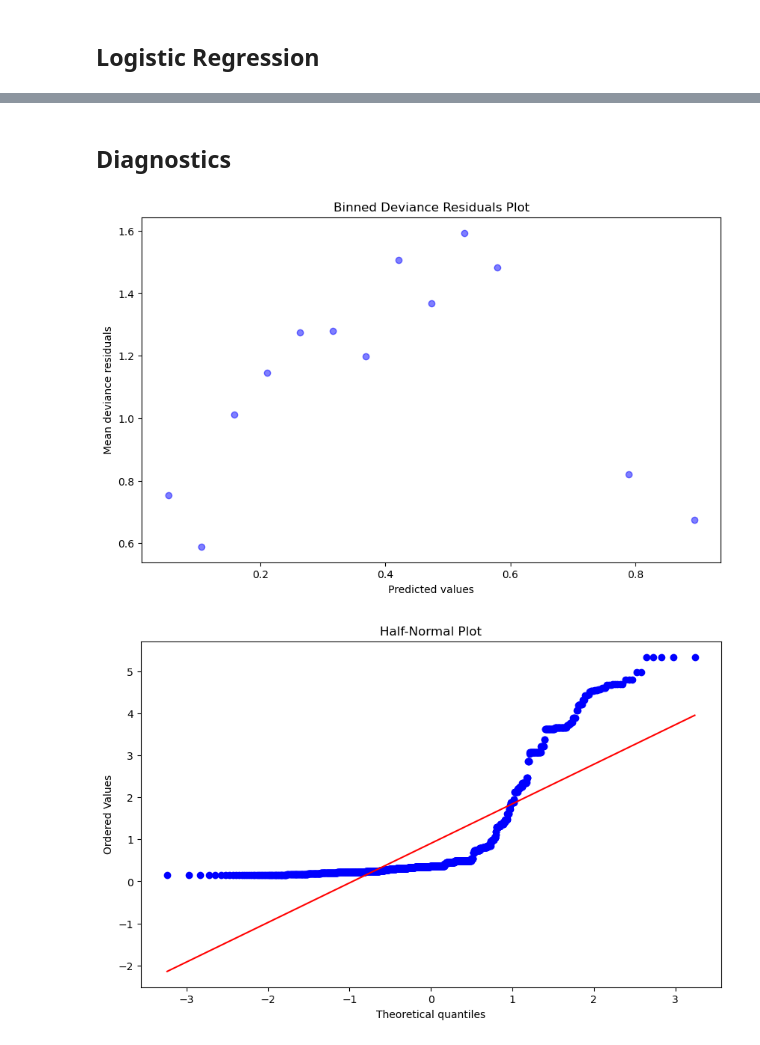
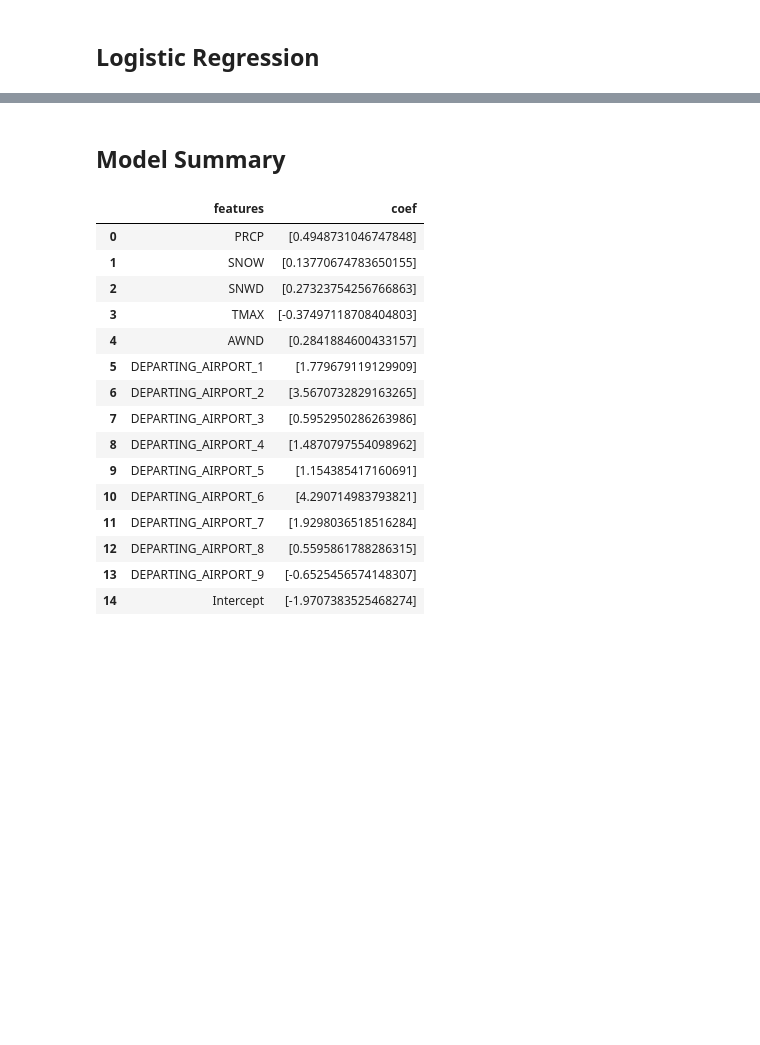
Before and after one commit to KiranSmelser/flight-delay-predictor, a Jupyter notebook: main.ipynb, the cells around one changed output, grey strips where cells are left out. Drawn from its saved outputs; the diff is of its cells as text; code cells hidden in the pictures; blank space fills up the shorter version.

```diff
--- a/main.ipynb
+++ b/main.ipynb
@@ -170,29 +231,25 @@ AUC: 0.7783787687731065
 [figure]
-# %% [markdown]
-## Diagnostics
-# %%
-# Calculate deviance residuals
-y_pred_prob = log_reg.predict_proba(X_test)[:, 1]
-dev_resid = -2 * (y_test * np.log(y_pred_prob) +
-                  (1 - y_test) * np.log(1 - y_pred_prob))
-
-# Binned Deviance Residuals Plot
-bins = np.linspace(0, 1, 20)
-which_bin = np.digitize(y_pred_prob, bins=bins)
-bin_means = [dev_resid[which_bin == i].mean() for i in range(1, len(bins))]
-plt.figure(figsize=(10, 6))
-plt.scatter(bins[:-1], bin_means, color='blue', alpha=0.5)
-plt.xlabel('Predicted values')
-plt.ylabel('Mean deviance residuals')
-plt.title('Binned Deviance Residuals Plot')
-plt.show()
-
-# Half-Normal Plot
-fig = plt.figure(figsize=(10, 6))
-ax = fig.add_subplot(111)
-res = stats.probplot(dev_resid, dist=stats.norm, plot=ax)
-ax.set_title('Half-Normal Plot')
-plt.show()
-# %% [output]
-[figure, removed]
-[figure, removed]
+# %% [markdown]
+## Model Summary
+# %%
+summary = pd.DataFrame(zip(X_train.columns, np.transpose(log_reg.coef_)),
+             columns=['features', 'coef'])
+summary.loc[14] = ['Intercept', log_reg.intercept_]
+summary
+# %% [output]
+|  | features | coef |
+| 0 | PRCP | [0.4948731046747848] |
+| 1 | SNOW | [0.13770674783650155] |
+| 2 | SNWD | [0.27323754256766863] |
+| 3 | TMAX | [-0.37497118708404803] |
+| 4 | AWND | [0.2841884600433157] |
+| 5 | DEPARTING_AIRPORT_1 | [1.779679119129909] |
+| 6 | DEPARTING_AIRPORT_2 | [3.5670732829163265] |
+| 7 | DEPARTING_AIRPORT_3 | [0.5952950286263986] |
+| 8 | DEPARTING_AIRPORT_4 | [1.4870797554098962] |
+| 9 | DEPARTING_AIRPORT_5 | [1.154385417160691] |
+| 10 | DEPARTING_AIRPORT_6 | [4.290714983793821] |
+| 11 | DEPARTING_AIRPORT_7 | [1.9298036518516284] |
+| 12 | DEPARTING_AIRPORT_8 | [0.5595861788286315] |
+| 13 | DEPARTING_AIRPORT_9 | [-0.6525456574148307] |
+| 14 | Intercept | [-1.9707383525468274] |
```
Also changed, not shown: parts of 12 cells of this notebook, 18 other files.
